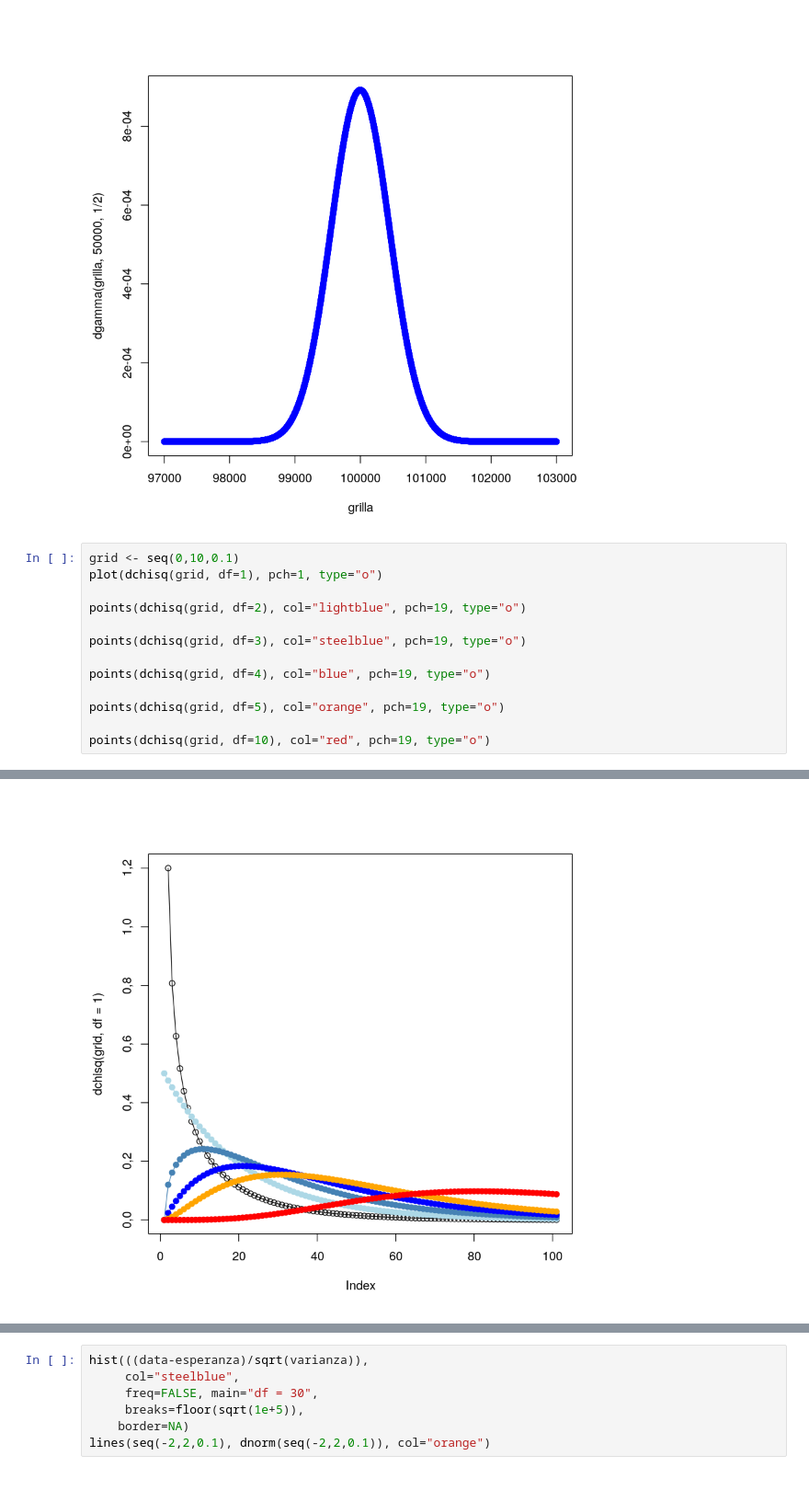
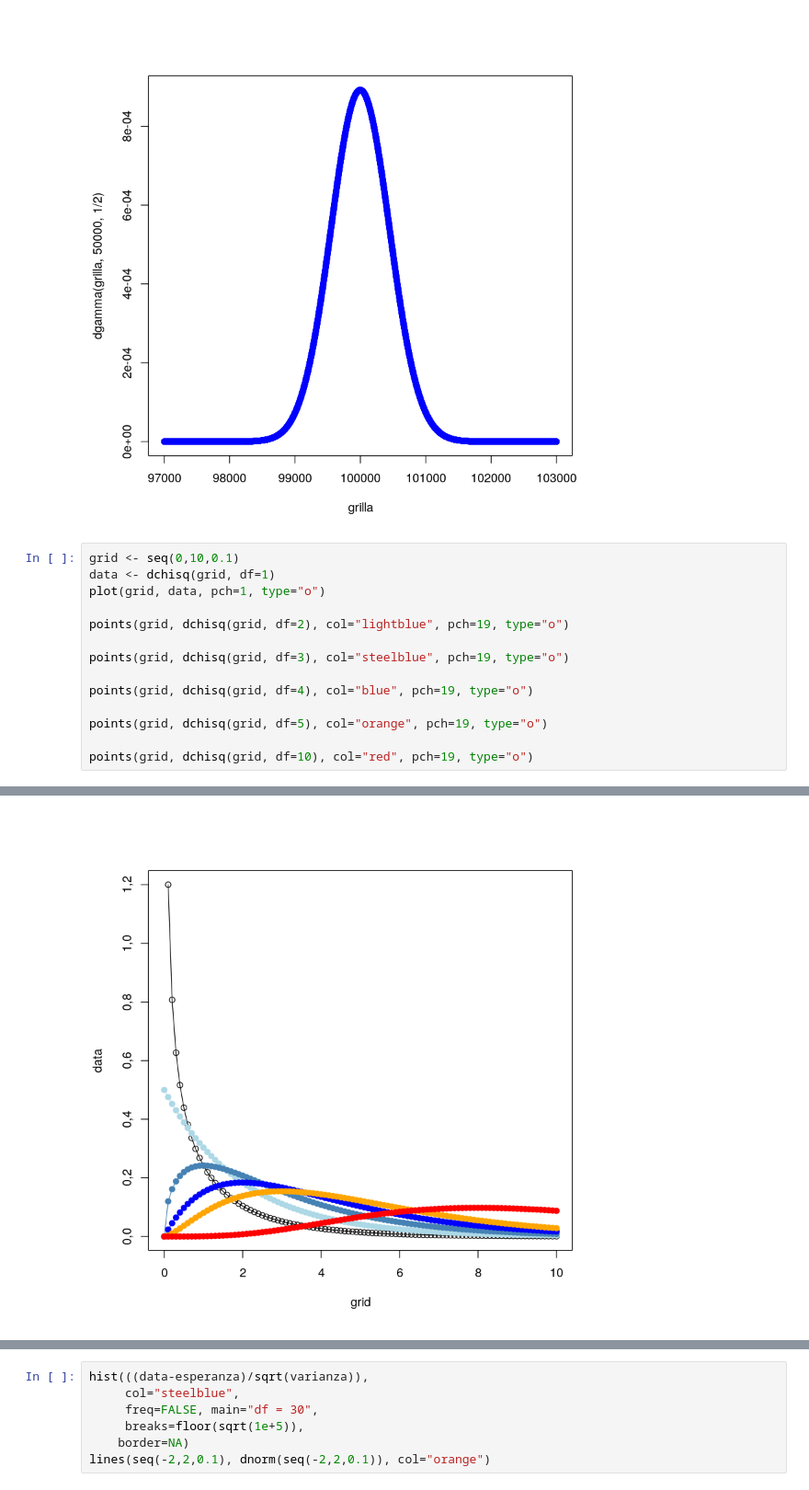
Before and after one commit to LecJackS/Probabilidades-y-Estadistica-2019-2doC, a Jupyter notebook: Chi Cuadrado.ipynb, the cells around one changed output, grey strips where cells are left out. Shown at 92% size. Drawn from its saved outputs; the diff is of its cells as text.

```diff
--- a/Chi Cuadrado.ipynb
+++ b/Chi Cuadrado.ipynb
@@ -78,15 +78,16 @@ plot(grilla, dgamma(grilla, 50000, 1/2), pch=1, col="blue")
 [figure]
 # %%
 grid <- seq(0,10,0.1)
-plot(dchisq(grid, df=1), pch=1, type="o")
+data <- dchisq(grid, df=1)
+plot(grid, data, pch=1, type="o")
 
-points(dchisq(grid, df=2), col="lightblue", pch=19, type="o")
+points(grid, dchisq(grid, df=2), col="lightblue", pch=19, type="o")
 
-points(dchisq(grid, df=3), col="steelblue", pch=19, type="o")
+points(grid, dchisq(grid, df=3), col="steelblue", pch=19, type="o")
 
-points(dchisq(grid, df=4), col="blue", pch=19, type="o")
+points(grid, dchisq(grid, df=4), col="blue", pch=19, type="o")
 
-points(dchisq(grid, df=5), col="orange", pch=19, type="o")
+points(grid, dchisq(grid, df=5), col="orange", pch=19, type="o")
 
-points(dchisq(grid, df=10), col="red", pch=19, type="o")
+points(grid, dchisq(grid, df=10), col="red", pch=19, type="o")
 # %% [output]
@@ -93,3 +96,3 @@ points(dchisq(grid, df=10), col="red", pch=19, type="o")
-[figure, old version]
+[figure, new version]
 # %%
 grid <- seq(0, 30, 0.1)
```
Also changed, not shown: parts of 3 cells of this notebook.
